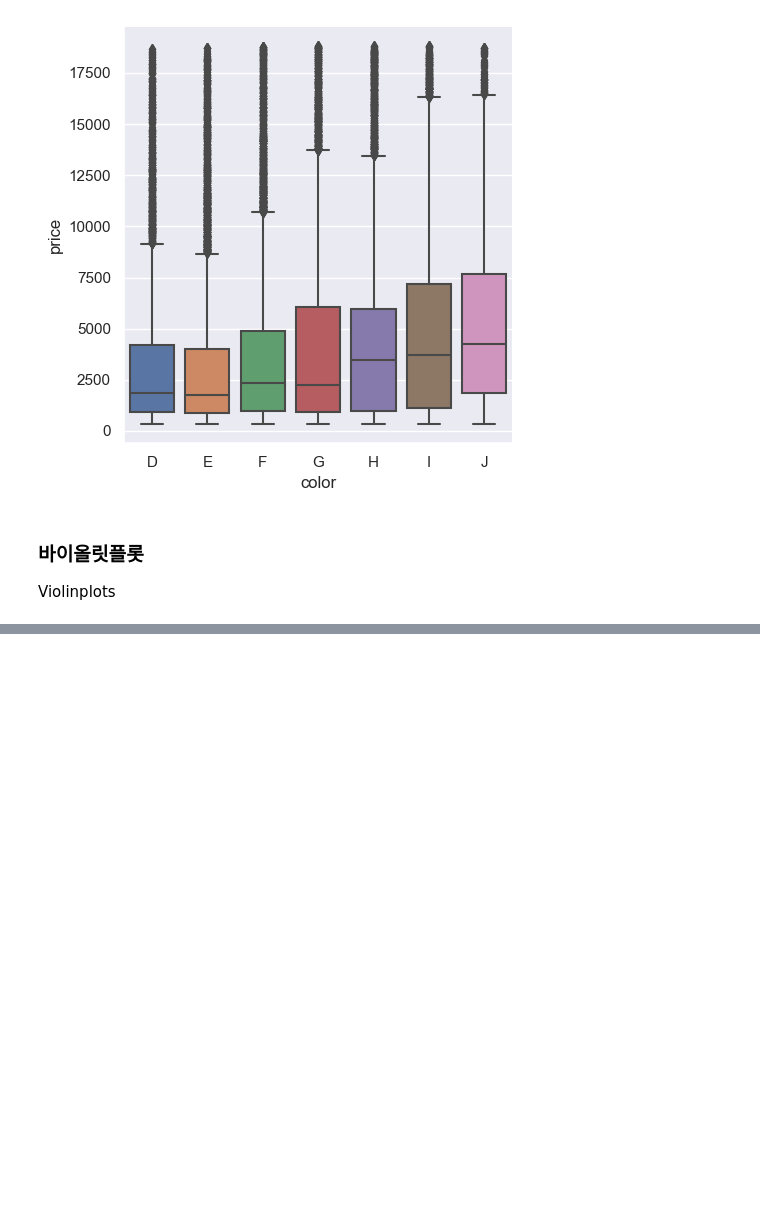
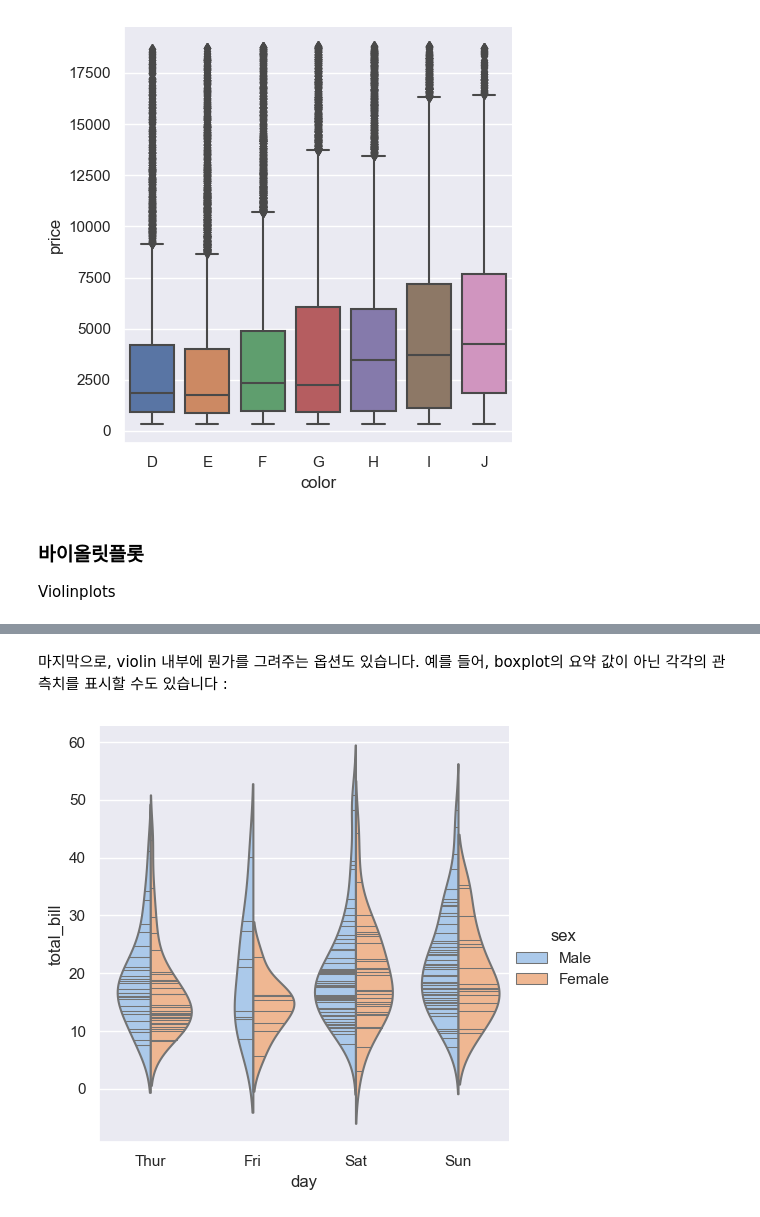
Before and after one commit to kjmn1105/Seaborn-Tuorial, a Jupyter notebook: 08_Plotting functions (3).ipynb, the cells around one changed output, grey strips where cells are left out. Saved outputs shown, nothing was run; the diff lists cells and outputs as text; code cells hidden in the pictures; blank space fills up the shorter version.

```diff
--- a/08_Plotting functions (3).ipynb
+++ b/08_Plotting functions (3).ipynb
@@ -182,0 +213,10 @@ Violinplots
+# %% [markdown]
+마지막으로, violin 내부에 뭔가를 그려주는 옵션도 있습니다.
+예를 들어, boxplot의 요약 값이 아닌 각각의 관측치를 표시할 수도 있습니다 :
+# %%
+sns.catplot(
+    data=tips, x='day', y='total_bill', hue='sex',
+    kind='violin', split=True, inner='stick', palette='pastel',
+);
+# %% [output]
+[figure, added]
```
Also changed, not shown: parts of 12 cells of this notebook.
